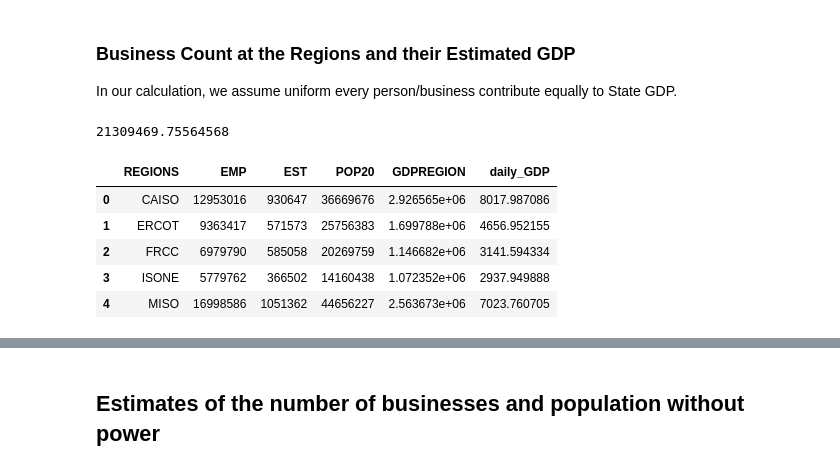
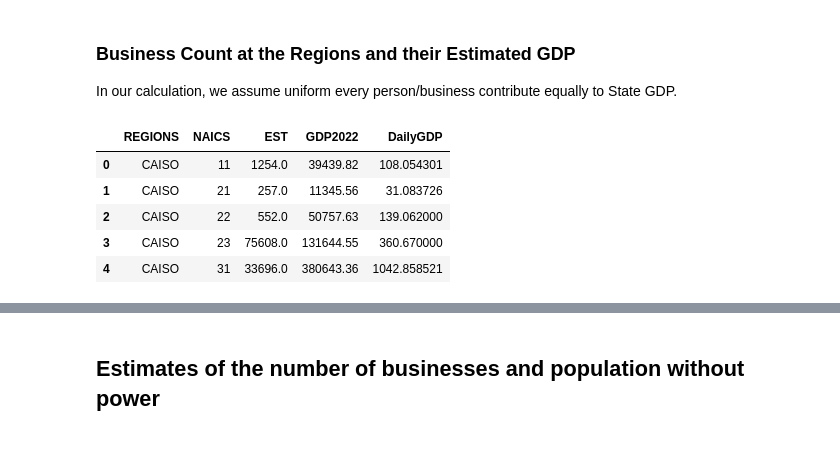
Before and after one commit to denniesbor/spwio, a Jupyter notebook: notebooks/scenario_modeling.ipynb, the cells around one changed output, grey strips where cells are left out. Cells and saved outputs as stored; diff of their text form; code cells hidden in the pictures.

```diff
--- a/notebooks/scenario_modeling.ipynb
+++ b/notebooks/scenario_modeling.ipynb
@@ -25,6 +25,16 @@ print(data_path)
 /home/dk/Desktop/space_weather_econ/data
 # %%
 # read the business and economic data at zcta and state levels
+data_zcta_path = os.path.join(data_path, "NAICS_EST_GDP2022_ZCTA.csv")
+population_df_path = os.path.join(data_path, "2020_decennial_census_at_ZCTA_level.csv")
 
-data_zcta = pd.read_csv(os.path.join(data_path, "df_zcta.csv"))
-data_state = pd.read_csv(os.path.join(data_path, "df_rto_stats.csv"))
+# Reading data
+data_zcta = pd.read_csv(data_zcta_path)
+population_df = pd.read_csv(population_df_path)
+
+# Merging and aggregating data
+unique_zcta_regions = data_zcta[['ZCTA', 'REGIONS', "STABBR"]].drop_duplicates()
+regions_pop_df = unique_zcta_regions.merge(population_df, on=["ZCTA", "STABBR"])
+total_pop_regions = regions_pop_df.groupby("REGIONS")['POP20'].sum().reset_index()
+
+total_pop_regions
@@ -53,19 +60,18 @@ data_state.groupby("REGIONS")[["POP20BG"]].sum().reset_index()
 In our calculation, we assume uniform every person/business contribute equally to State GDP.
 # %%
 # zcta
-df_business = data_zcta.groupby("REGIONS")[["EMP", "EST", "POP20", "ZCTAGDP"]].sum().reset_index()
-df_business.rename(columns={"ZCTAGDP": "GDPREGION"}, inplace=True)
+df_business = (
+    data_zcta.groupby(["REGIONS", "NAICS"])[["EST", "GDP2022"]].sum().reset_index()
+)
 
-# add daily GDP
-df_business["daily_GDP"] = df_business.GDPREGION.map(lambda x: x*1/365)
-print(df_business.GDPREGION.sum())
+df_business["DailyGDP"] = df_business.GDP2022.map(lambda x: x * 1 / 365)
+# print(df_business.GDPREGION.sum())
 
 df_business.head(5)
 # %% [output]
-21309469.75564568
-|  | REGIONS | EMP | EST | POP20 | GDPREGION | daily_GDP |
-| 0 | CAISO | 12953016 | 930647 | 36669676 | 2.926565e+06 | 8017.987086 |
-| 1 | ERCOT | 9363417 | 571573 | 25756383 | 1.699788e+06 | 4656.952155 |
-| 2 | FRCC | 6979790 | 585058 | 20269759 | 1.146682e+06 | 3141.594334 |
-| 3 | ISONE | 5779762 | 366502 | 14160438 | 1.072352e+06 | 2937.949888 |
-| 4 | MISO | 16998586 | 1051362 | 44656227 | 2.563673e+06 | 7023.760705 |
+|  | REGIONS | NAICS | EST | GDP2022 | DailyGDP |
+| 0 | CAISO | 11 | 1254.0 | 39439.82 | 108.054301 |
+| 1 | CAISO | 21 | 257.0 | 11345.56 | 31.083726 |
+| 2 | CAISO | 22 | 552.0 | 50757.63 | 139.062000 |
+| 3 | CAISO | 23 | 75608.0 | 131644.55 | 360.670000 |
+| 4 | CAISO | 31 | 33696.0 | 380643.36 | 1042.858521 |
```
Also changed, not shown: parts of 24 cells of this notebook.
